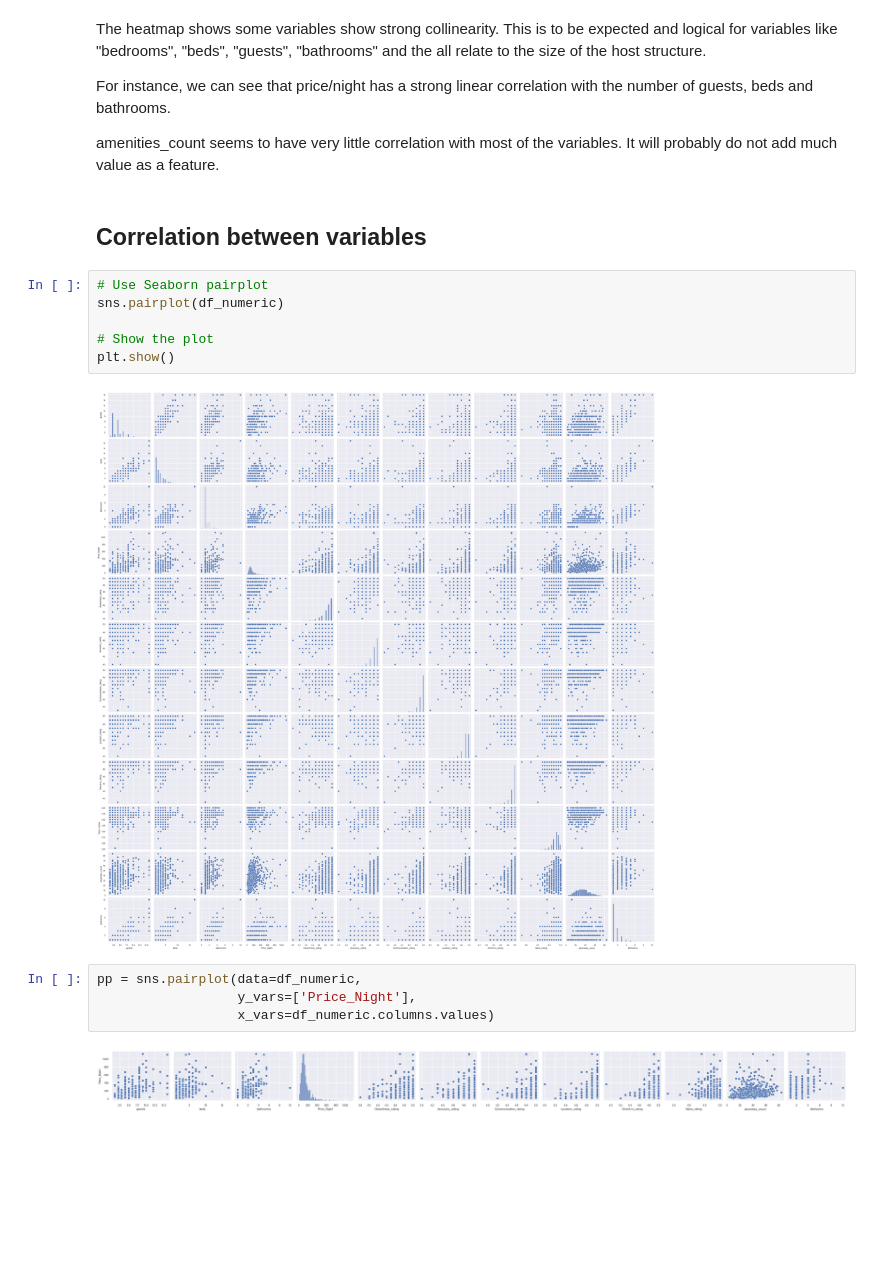
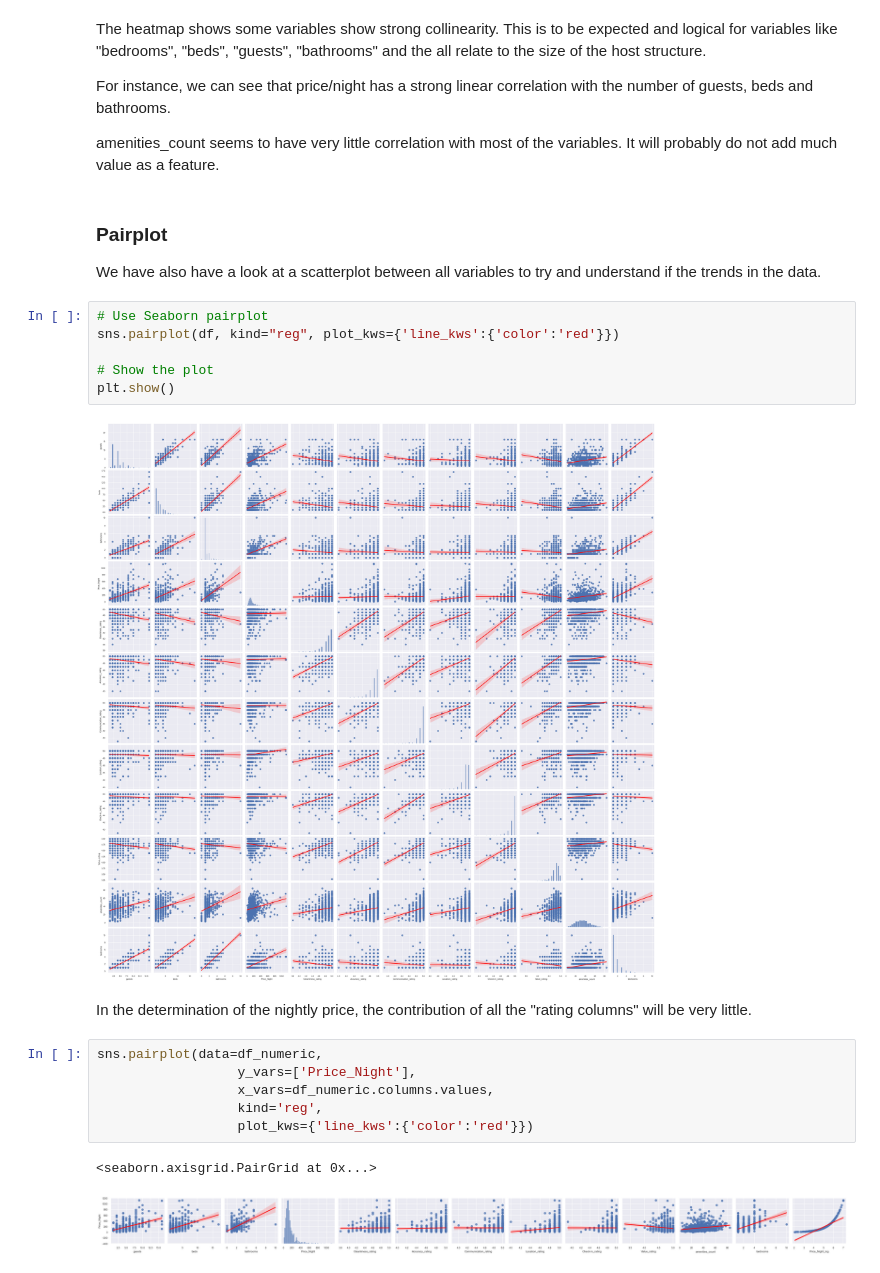
Before and after one commit to SaveSavio/modelling-airbnbs-property-listing-dataset-, a Jupyter notebook: exploratory_data_analysis.ipynb, the cells around one changed output. Drawn from its saved outputs; the diff is of its cells as text; blank space fills up the shorter version.

```diff
--- a/exploratory_data_analysis.ipynb
+++ b/exploratory_data_analysis.ipynb
@@ -342,22 +342,28 @@ The heatmap shows some variables show strong collinearity. This is to be expecte
 For instance, we can see that price/night has a strong linear correlation with the number of guests, beds and bathrooms.
 
 amenities_count seems to have very little correlation with most of the variables. It will probably do not add much value as a feature.
-# %% [markdown]
-## Correlation between variables
+# %% [markdown]
+### Pairplot
+We have also have a look at a scatterplot between all variables to try and understand if the trends in the data.
 # %%
 # Use Seaborn pairplot
-sns.pairplot(df_numeric)
+sns.pairplot(df, kind="reg", plot_kws={'line_kws':{'color':'red'}})
 
 # Show the plot
 plt.show()
 # %% [output]
-[figure, old version]
+[figure, new version]
+# %% [markdown]
+In the determination of the nightly price, the contribution of all the "rating columns" will be very little.
 # %%
-pp = sns.pairplot(data=df_numeric,
+sns.pairplot(data=df_numeric,
                   y_vars=['Price_Night'],
-                  x_vars=df_numeric.columns.values)
+                  x_vars=df_numeric.columns.values,
+                  kind='reg',
+                  plot_kws={'line_kws':{'color':'red'}})
 # %% [output]
+<seaborn.axisgrid.PairGrid at 0x...>
-[figure, old version]
+[figure, new version]
 # %%
 df_numeric['Price_Night_log'] = np.log(df_numeric['Price_Night'])
 pp = sns.pairplot(data=df_numeric,
```
Also changed, not shown: parts of 11 cells of this notebook, 17 other files.
